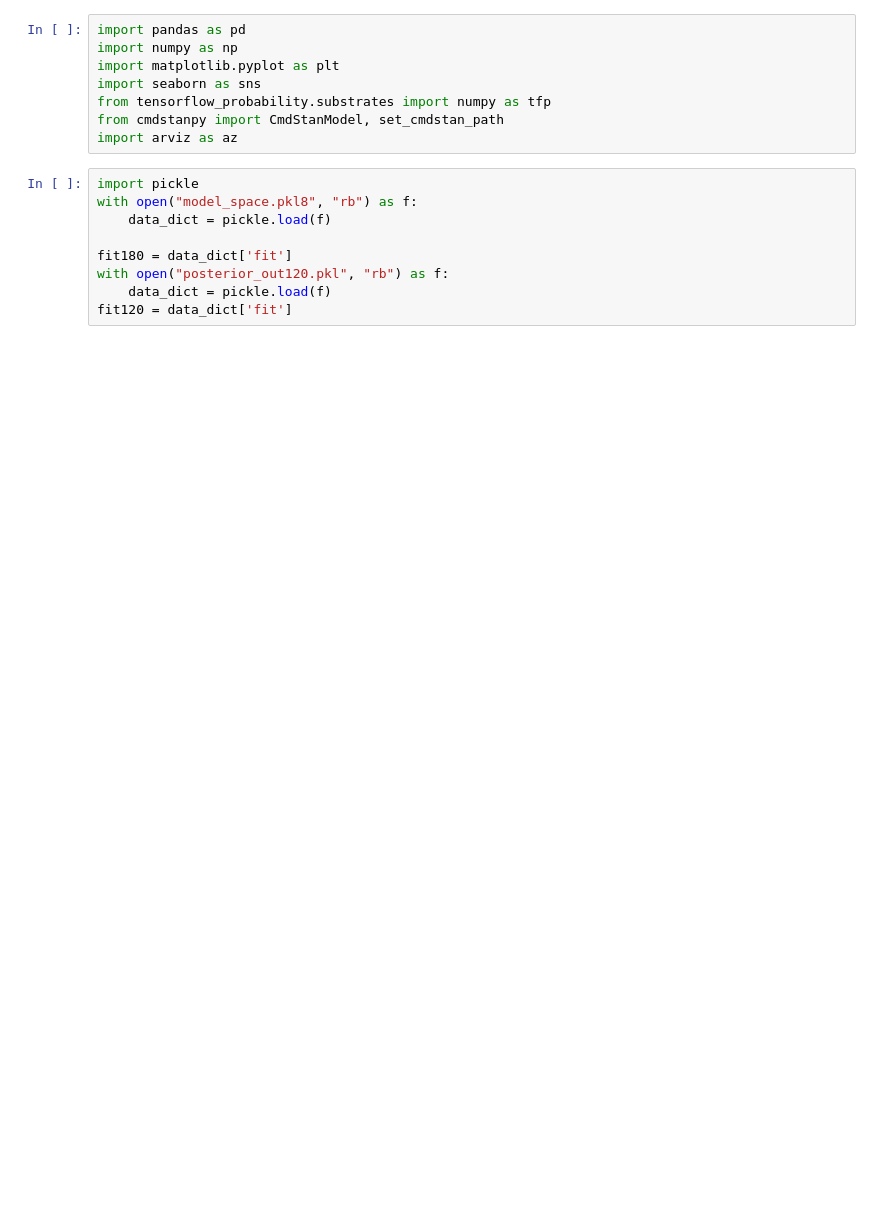
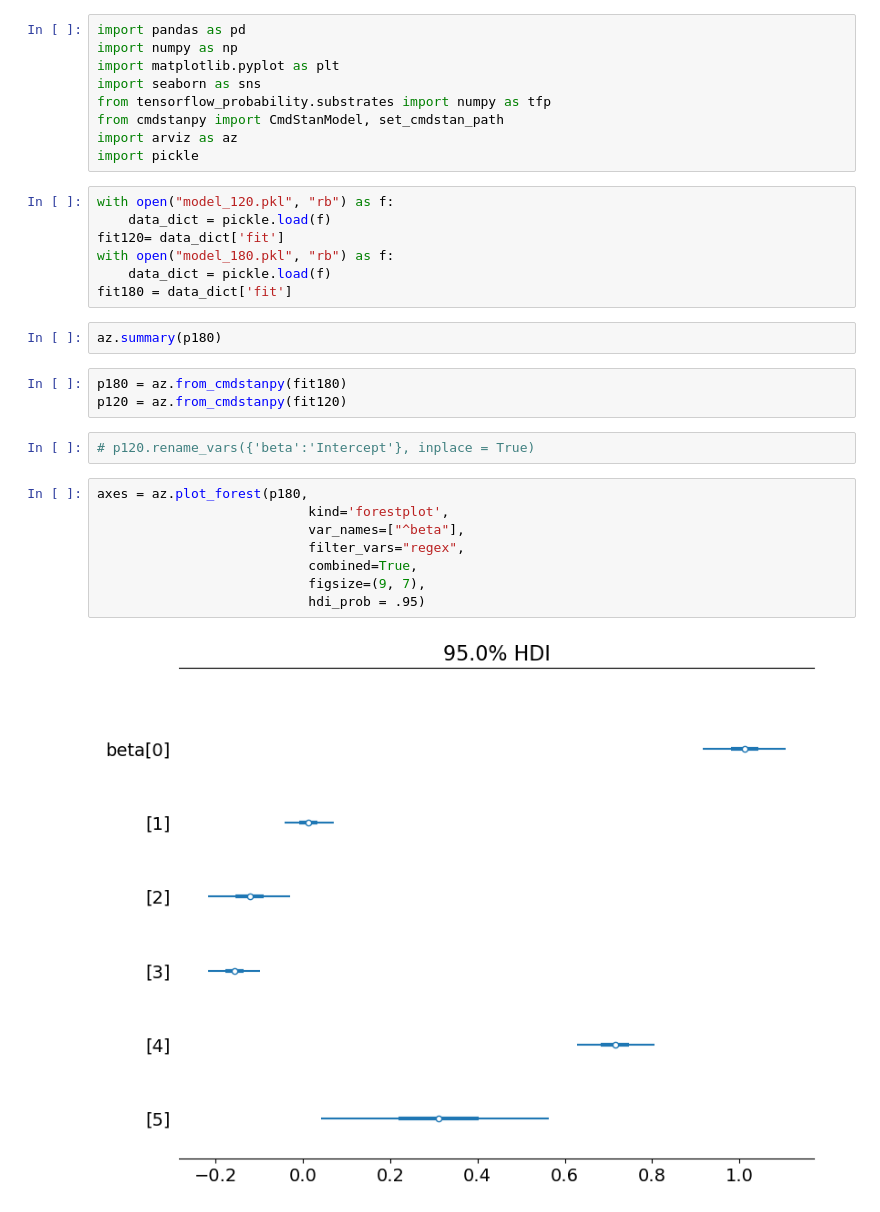
Before and after one commit to venanzjones/Bayesian_Project, a Jupyter notebook: main/Modello/plots.ipynb, the cells around one changed output. Cells and saved outputs as stored; diff of their text form; blank space fills up the shorter version.

```diff
--- a/main/Modello/plots.ipynb
+++ b/main/Modello/plots.ipynb
@@ -6,12 +6,28 @@ import seaborn as sns
 from tensorflow_probability.substrates import numpy as tfp
 from cmdstanpy import CmdStanModel, set_cmdstan_path
 import arviz as az
+import pickle
 # %%
-import pickle
-with open("model_space.pkl8", "rb") as f:
+with open("model_120.pkl", "rb") as f:
     data_dict = pickle.load(f)
-
+fit120= data_dict['fit']
+with open("model_180.pkl", "rb") as f:
+    data_dict = pickle.load(f)
 fit180 = data_dict['fit']
-with open("posterior_out120.pkl", "rb") as f:
-    data_dict = pickle.load(f)
-fit120 = data_dict['fit']
+# %%
+az.summary(p180)
+# %%
+p180 = az.from_cmdstanpy(fit180)
+p120 = az.from_cmdstanpy(fit120)
+# %%
+# p120.rename_vars({'beta':'Intercept'}, inplace = True)
+# %%
+axes = az.plot_forest(p180,
+                           kind='forestplot',
+                           var_names=["^beta"],
+                           filter_vars="regex",
+                           combined=True,
+                           figsize=(9, 7),
+                           hdi_prob = .95)
+# %% [output]
+[figure, added]
```
Also changed, not shown: parts of 2 cells of this notebook, 11 other files.
